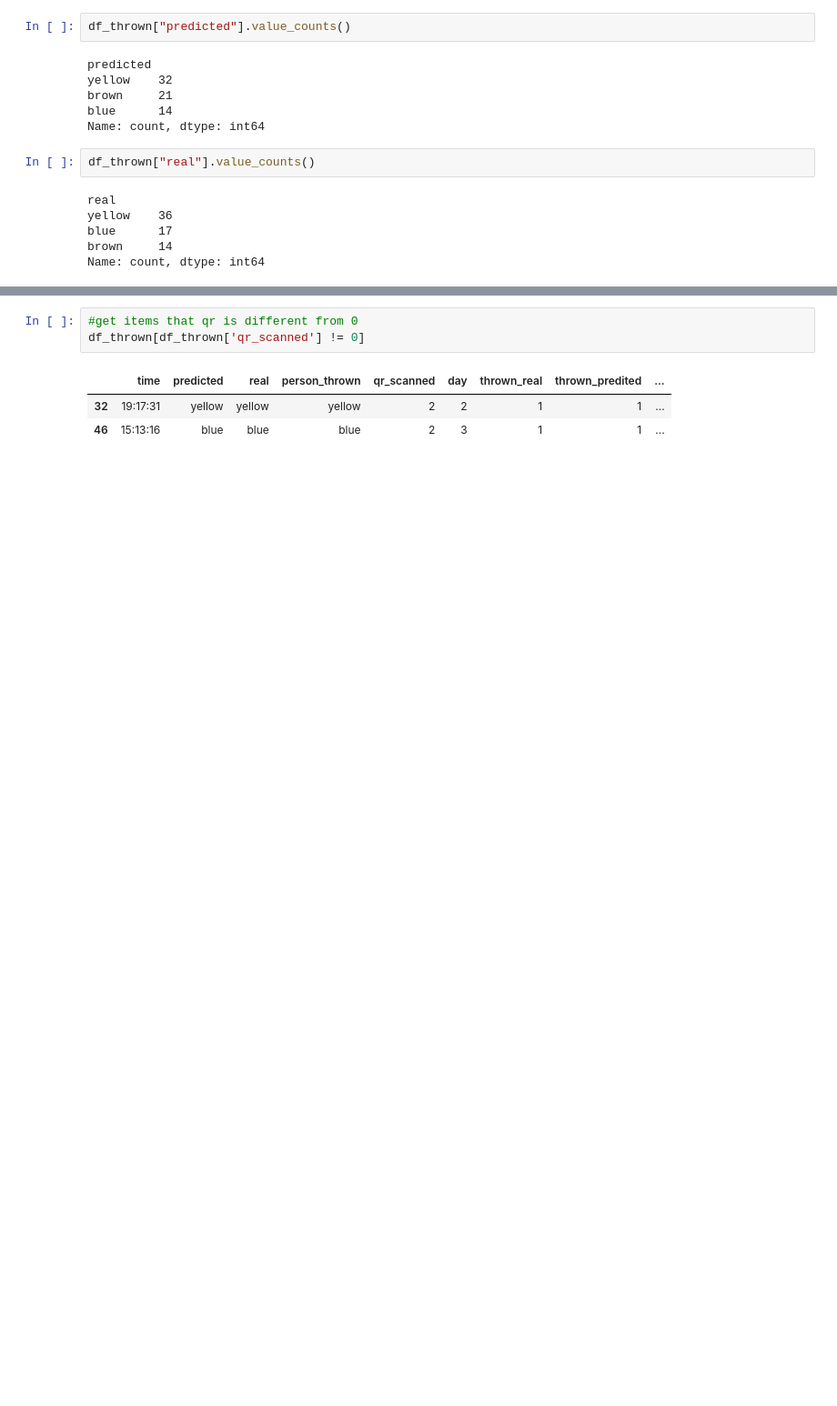
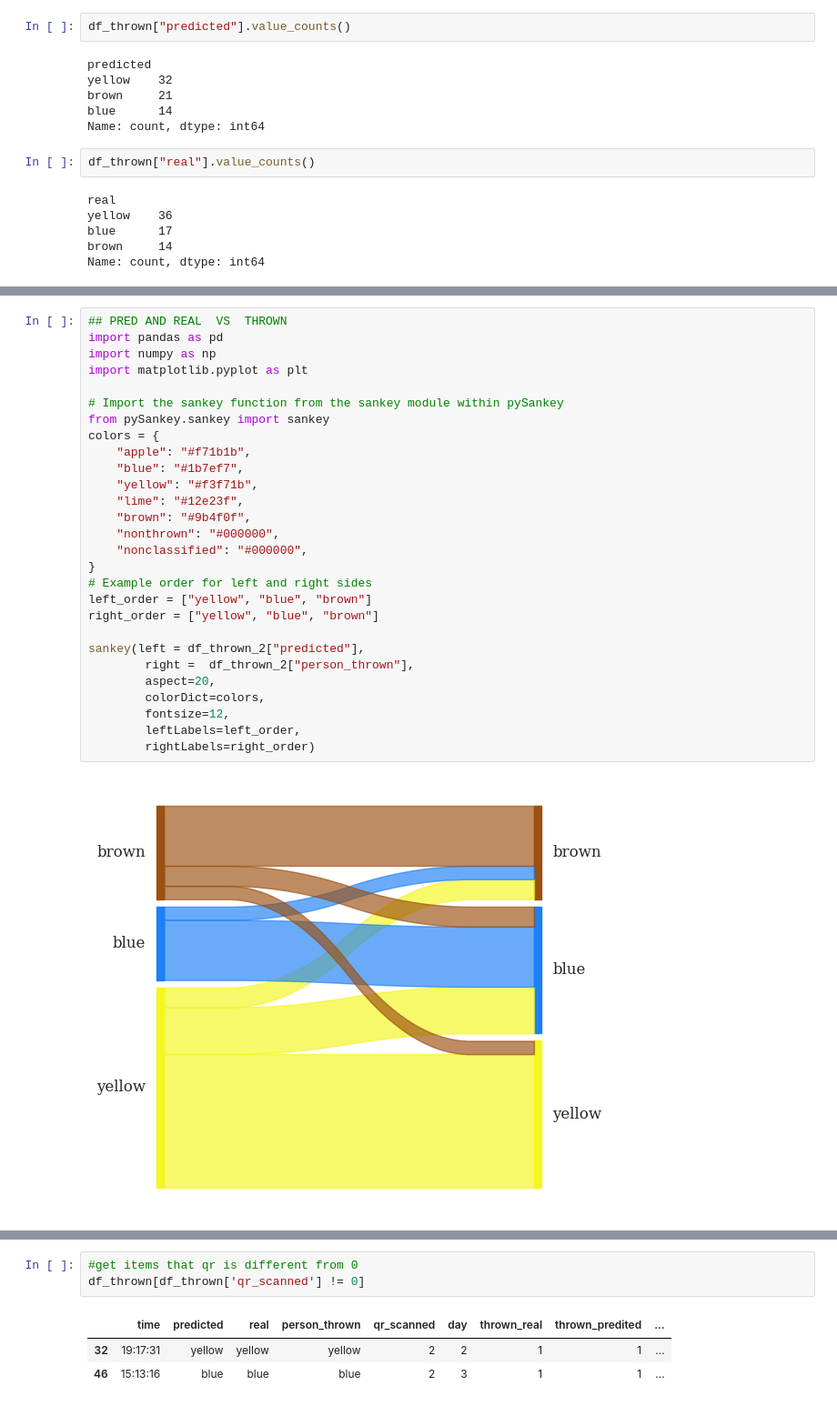
Before and after one commit to IERoboticsAILab/iTrash, a Jupyter notebook: post-experiments/data_analysis/analytics_itrash.ipynb, the cells around one changed output, grey strips where cells are left out. Shown: that part at 91% size. Cells and saved outputs as stored; diff of their text form; blank space fills up the shorter version.

```diff
--- a/post-experiments/data_analysis/analytics_itrash.ipynb
+++ b/post-experiments/data_analysis/analytics_itrash.ipynb
@@ -633 +409,31 @@ df_thrown_2.shape
+# %%
+## PRED AND REAL  VS  THROWN
+import pandas as pd
+import numpy as np
+import matplotlib.pyplot as plt
+
+# Import the sankey function from the sankey module within pySankey
+from pySankey.sankey import sankey
+colors = {
+    "apple": "#f71b1b",
+    "blue": "#1b7ef7",
+    "yellow": "#f3f71b",
+    "lime": "#12e23f",
+    "brown": "#9b4f0f",
+    "nonthrown": "#000000",
+    "nonclassified": "#000000",
+}
+# Example order for left and right sides
+left_order = ["yellow", "blue", "brown"]
+right_order = ["yellow", "blue", "brown"]
+
+sankey(left = df_thrown_2["predicted"],
+        right =  df_thrown_2["person_thrown"],
+        aspect=20,
+        colorDict=colors,
+        fontsize=12,
+        leftLabels=left_order,
+        rightLabels=right_order)
+# %% [output]
+[figure, added]
 # %%
```
Also changed, not shown: parts of 145 cells of this notebook.
